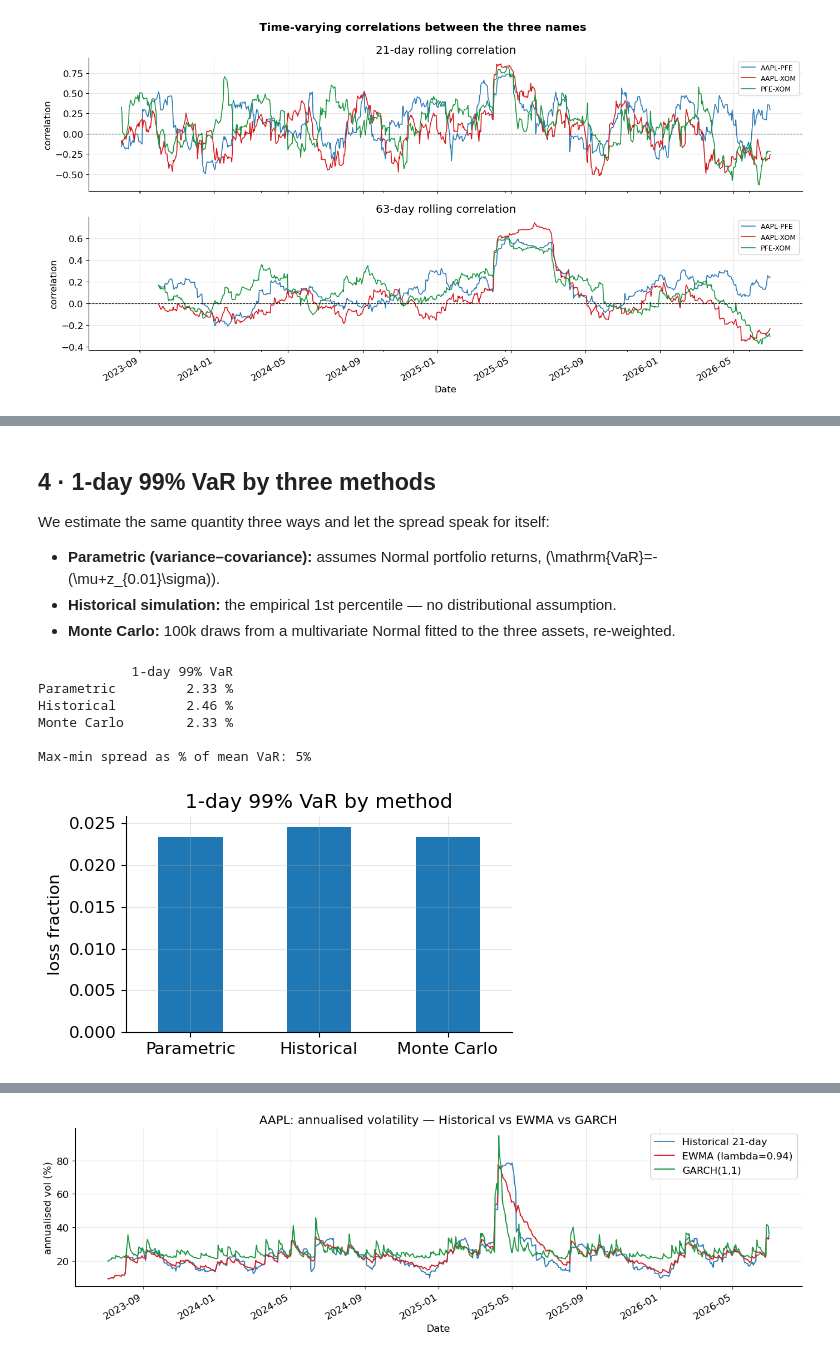
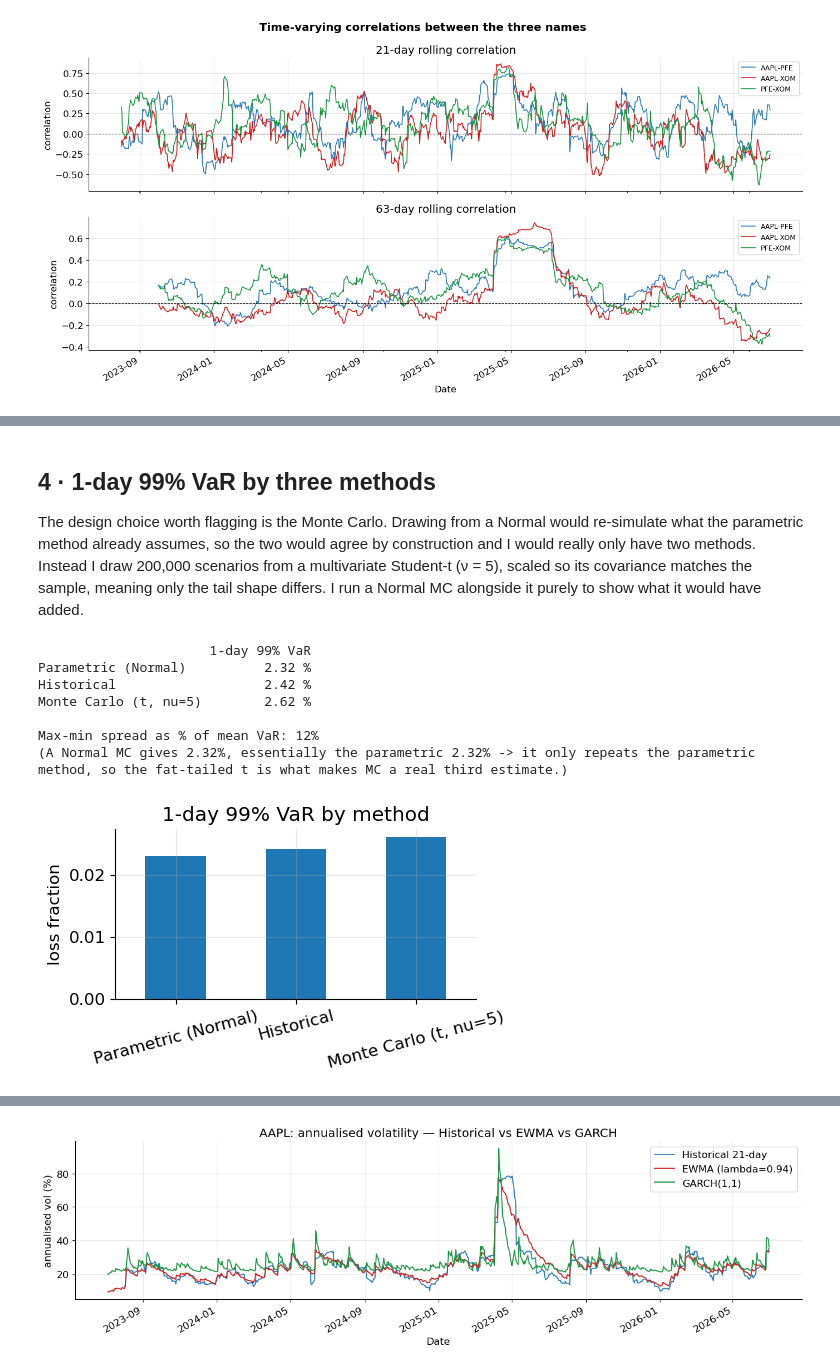
Before and after one commit to elruva/financial-risk-management-, a Jupyter notebook: assignments/A1/assignment_1.ipynb, the cells around one changed output, grey strips where cells are left out. Cells and saved outputs as stored; diff of their text form; code cells hidden in the pictures.

```diff
--- a/assignments/A1/market_risk_assignment.ipynb
+++ b/assignments/A1/assignment_1.ipynb
@@ -202,36 +220,47 @@ Skew=-0.31   Excess kurtosis=8.03   Jarque-Bera p=0.0e+00
 # %% [markdown]
 ## 4 · 1-day 99% VaR by three methods
 
-We estimate the same quantity three ways and let the spread speak for itself:
-- **Parametric (variance–covariance):** assumes Normal portfolio returns, \(\mathrm{VaR}=-(\mu+z_{0.01}\sigma)\).
-- **Historical simulation:** the empirical 1st percentile — no distributional assumption.
-- **Monte Carlo:** 100k draws from a multivariate Normal fitted to the three assets, re-weighted.
+The design choice worth flagging is the Monte Carlo. Drawing from a Normal would re-simulate what the parametric method already assumes, so the two would agree by construction and I would really only have two methods. Instead I draw 200,000 scenarios from a multivariate Student-t (ν = 5), scaled so its covariance matches the sample, meaning only the tail shape differs. I run a Normal MC alongside it purely to show what it would have added.
 # %%
 mu_p, sig_p = r_port.mean(), r_port.std()
 
-# 1) Parametric
 var_param = -(mu_p + Z*sig_p)
-# 2) Historical
+
 var_hist = -np.percentile(r_port, 100*ALPHA)
-# 3) Monte Carlo (multivariate Normal on the 3 assets -> weighted)
-cov = r_stk.cov().values; mean = r_stk.mean().values
-sims = np.random.multivariate_normal(mean, cov, size=100_000) @ WEIGHTS
+
+rng   = np.random.default_rng(42)
+nu_mc = 5
+mean  = simple_stk.mean().values
+cov   = simple_stk.cov().values
+Sig   = cov * (nu_mc - 2) / nu_mc
+L     = np.linalg.cholesky(Sig)
+N     = 200_000
+znorm = rng.standard_normal((N, len(stocks))) @ L.T
+gchi  = rng.chisquare(nu_mc, N) / nu_mc
+sims  = (mean + znorm / np.sqrt(gchi)[:, None]) @ WEIGHTS
 var_mc = -np.percentile(sims, 100*ALPHA)
 
 vardf = pd.DataFrame({"1-day 99% VaR": [var_param, var_hist, var_mc]},
-                     index=["Parametric","Historical","Monte Carlo"])
+                     index=["Parametric (Normal)", "Historical", f"Monte Carlo (t, nu={nu_mc})"])
 print((vardf*100).round(2).astype(str).add(" %").to_string())
 spread = (vardf.max().iloc[0]-vardf.min().iloc[0]) / vardf.mean().iloc[0]
 print(f"\nMax-min spread as % of mean VaR: {spread*100:.0f}%")
 
-vardf.plot.bar(legend=False, figsize=(5,3), title="1-day 99% VaR by method", rot=0)
+sims_norm  = rng.multivariate_normal(mean, cov, size=N) @ WEIGHTS
+var_mc_norm = -np.percentile(sims_norm, 100*ALPHA)
+print(f"(A Normal MC gives {var_mc_norm*100:.2f}%, essentially the parametric "
+      f"{var_param*100:.2f}% -> it only repeats the parametric method, so the "
+      f"fat-tailed t is what makes MC a real third estimate.)")
+
+vardf.plot.bar(legend=False, figsize=(5,3), title="1-day 99% VaR by method", rot=15)
 plt.ylabel("loss fraction"); plt.tight_layout(); plt.show()
 # %% [output]
-            1-day 99% VaR
-Parametric         2.33 %
-Historical         2.46 %
-Monte Carlo        2.33 %
+                      1-day 99% VaR
+Parametric (Normal)          2.32 %
+Historical                   2.42 %
+Monte Carlo (t, nu=5)        2.62 %
 
-Max-min spread as % of mean VaR: 5%
+Max-min spread as % of mean VaR: 12%
+(A Normal MC gives 2.32%, essentially the parametric 2.32% -> it only repeats the parametric method, so the fat-tailed t is what makes MC a real third estimate.)
-[figure, old version]
+[figure, new version]
 # %% [markdown]
```
Also changed, not shown: parts of 25 cells of this notebook, 47 other files.
